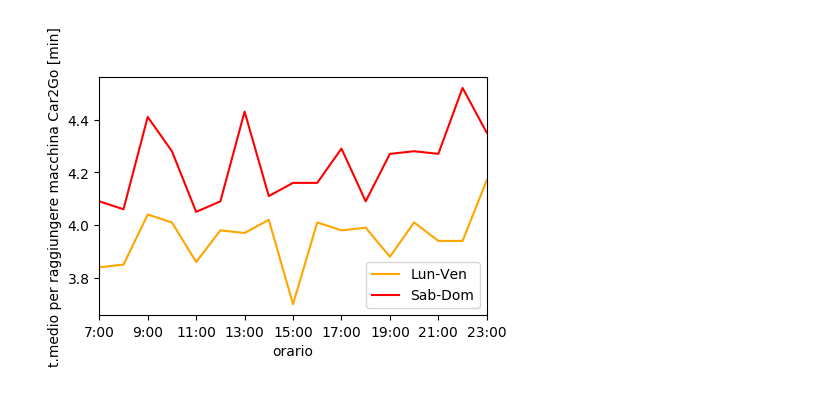
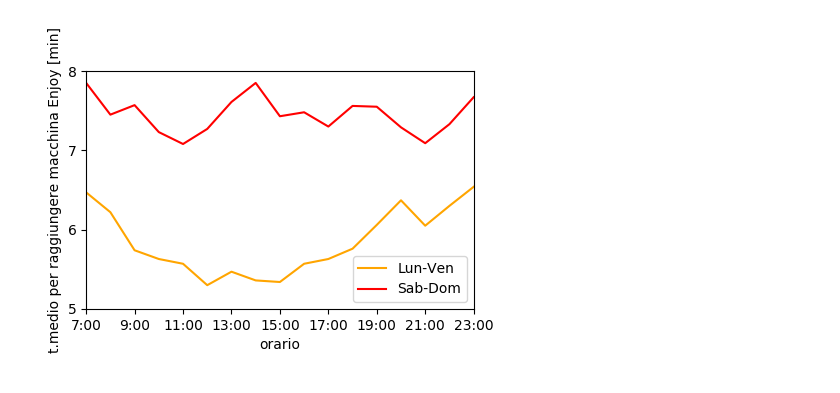
Before and after one commit to mmastrapasqua7/kowalskianalysis, a Jupyter notebook: jupyter/04_TempoMedioPerRaggiungereMacchinaCarSharing.ipynb, the cells around one changed output. Saved outputs shown, nothing was run; the diff lists cells and outputs as text; code cells hidden in the pictures.

```diff
--- a/jupyter/04_TempoMedioPerRaggiungereMacchinaCarSharing.ipynb
+++ b/jupyter/04_TempoMedioPerRaggiungereMacchinaCarSharing.ipynb
@@ -63,10 +63,10 @@ def tmedio_macchina_week(df, mezzo):
     return pd.DataFrame(array, index=myindex, columns=['[2, 4) km', '[4, 6) km', '[6, 10) km']).round(2)
 # %%
 lst = [
-    tmedio_macchina_giorno(tragitti[(tragitti['Month'] == 5) & tragitti['Day'].between(4, 17)], 'Car2Go'),
-    tmedio_macchina_giorno(tragitti[(tragitti['Month'] == 5) & tragitti['Day'].between(18, 31)], 'Car2Go'),
-    tmedio_macchina_giorno(tragitti[(tragitti['Month'] == 6) & tragitti['Day'].between(1, 14)], 'Car2Go'),
-    tmedio_macchina_giorno(tragitti[(tragitti['Month'] == 6) & tragitti['Day'].between(15, 27)], 'Car2Go')]
+    tmedio_macchina_giorno(tragitti[(tragitti['Month'] == 5) & tragitti['Day'].between(4, 17)], 'Enjoy'),
+    tmedio_macchina_giorno(tragitti[(tragitti['Month'] == 5) & tragitti['Day'].between(18, 31)], 'Enjoy'),
+    tmedio_macchina_giorno(tragitti[(tragitti['Month'] == 6) & tragitti['Day'].between(1, 14)], 'Enjoy'),
+    tmedio_macchina_giorno(tragitti[(tragitti['Month'] == 6) & tragitti['Day'].between(15, 27)], 'Enjoy')]
 
 array = np.array(lst).T
 
@@ -76,7 +76,8 @@ confronto_vmedie_week_by_week = pd.DataFrame(
     columns=['Maggio 4-17', 'Maggio 18-31', 'Giugno 1-14', 'Giugno 15-27']).round(decimals=1)
 
 confronto_vmedie_week_by_week.plot()
+plt.yticks(range(4, 9))
 plt.xlabel('orario')
-plt.ylabel('t.medio per raggiungere macchina Car2Go [min]')
+plt.ylabel('t.medio per raggiungere macchina Enjoy [min]')
 plt.show()
 # %% [output]
@@ -84,18 +84,0 @@ plt.show()
-# %%
-lst = [
-    tmedio_macchina_giorno(tragitti[(tragitti['Month'] == 5) & tragitti['Day'].between(4, 17)], 'Enjoy'),
-    tmedio_macchina_giorno(tragitti[(tragitti['Month'] == 5) & tragitti['Day'].between(18, 31)], 'Enjoy'),
-    tmedio_macchina_giorno(tragitti[(tragitti['Month'] == 6) & tragitti['Day'].between(1, 14)], 'Enjoy'),
-    tmedio_macchina_giorno(tragitti[(tragitti['Month'] == 6) & tragitti['Day'].between(15, 27)], 'Enjoy')]
-
-array = np.array(lst).T
-
-confronto_vmedie_week_by_week = pd.DataFrame(
-    array,
-    index=myindex,
-    columns=['Maggio 4-17', 'Maggio 18-31', 'Giugno 1-14', 'Giugno 15-27']).round(decimals=1)
-
-confronto_vmedie_week_by_week.plot()
-plt.xlabel('orario')
-plt.ylabel('t.medio per raggiungere macchina Enjoy [min]')
-plt.show()
@@ -135,9 +116,10 @@ def tmedio_week_weekend(df, mezzo):
 
     return pd.DataFrame(array, index=myindex, columns=['Lun-Ven', 'Sab-Dom']).round(2)
 # %%
-tmedio_week_weekend(tragitti, 'Car2Go').plot(color=wcolors)
+tmedio_week_weekend(tragitti, 'Enjoy').plot(color=wcolors)
+plt.yticks(range(5, 9))
 plt.xlabel('orario')
-plt.ylabel('t.medio per raggiungere macchina Car2Go [min]')
+plt.ylabel('t.medio per raggiungere macchina Enjoy [min]')
 plt.show()
 # %% [output]
-[figure, old version]
+[figure, new version]
```
Also changed, not shown: parts of 3 cells of this notebook, 9 other files.
